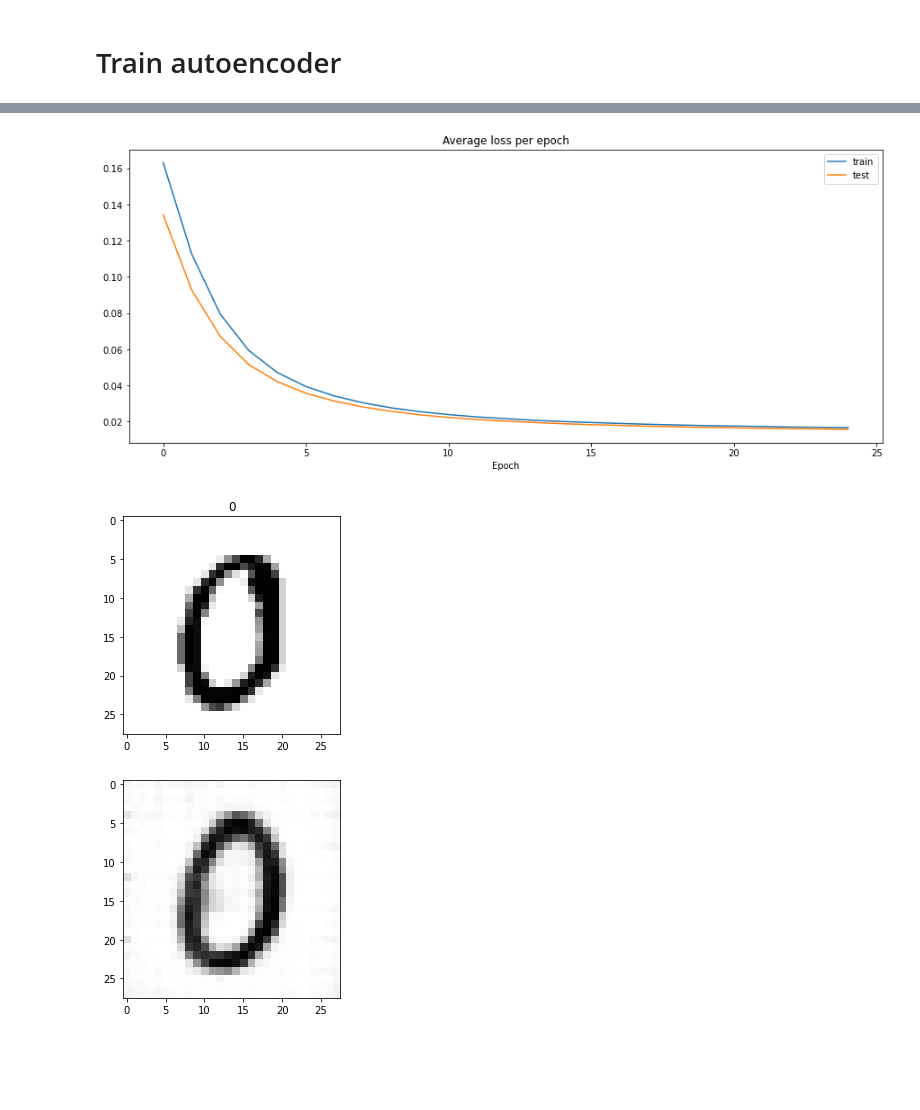
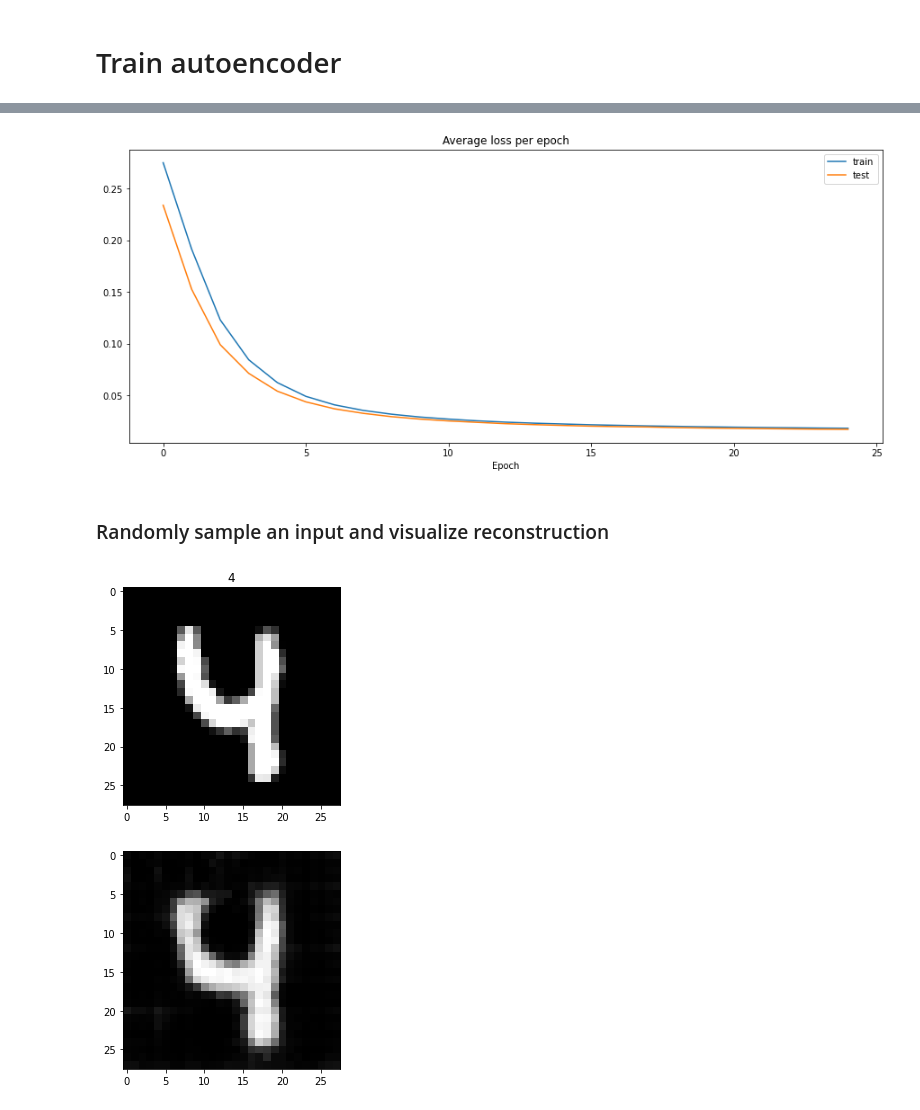
Before and after one commit to justinpyron/deep_learning, a Jupyter notebook: autoencoder_cnn.ipynb, the cells around one changed output, grey strips where cells are left out. Cells and saved outputs as stored; diff of their text form; code cells hidden in the pictures; blank space fills up the shorter version.

Commit message:
Plot reconstruction across epochs

```diff
--- a/autoencoder_cnn.ipynb
+++ b/autoencoder_cnn.ipynb
@@ -33,6 +34,7 @@ class Autoencoder(nn.Module):
             The dimension of the embedding space
         '''
         super().__init__()
+        self.embedding_dim = embedding_dim
 
         # Encoder
         self.E_bn1 = nn.BatchNorm2d(num_features=1)
@@ -113,8 +115,9 @@ model = Autoencoder(embedding_dim=10)
 optimizer = torch.optim.Adam(model.parameters(), lr=lr, weight_decay=weight_decay)
 # %%
 loss_dict = {'train': list(), 'test': list()}
+model_list = [copy.deepcopy(model)]
 # %%
-n_epoch = 5
+n_epoch = 25
 
 start = time.time()
 for epoch in tqdm(range(n_epoch)):
@@ -142,6 +145,7 @@ for epoch in tqdm(range(n_epoch)):
             loss = F.mse_loss(out, x) + code_penalty*torch.norm(code, p=2, dim=1).mean()
             L.append(loss.item())
     loss_dict['test'].append(L)
+    model_list.append(copy.deepcopy(model)) # append in eval model
 
 print('Complete. Time elapsed (min): {:.1f}'.format((time.time() - start)/60))
 # %% [output]
@@ -157,4 +162,5 @@ plt.show()
 # %%
+# train, test loss across epochs
 plt.figure(figsize=(15,6))
 plt.plot([np.array(x).mean() for x in loss_dict['train']], label='train')
 plt.plot([np.array(x).mean() for x in loss_dict['test']], label='test')
@@ -163,19 +169,21 @@ plt.legend()
 plt.title('Average loss per epoch')
 plt.show()
 # %% [output]
-[figure, old version]
+[figure, new version]
+# %% [markdown]
+### Randomly sample an input and visualize reconstruction
 # %%
 sample_x, sample_y = test_set[np.random.randint(len(test_set))] # a single example
 
 with torch.no_grad():
     model.eval()
     out, code = model(sample_x.unsqueeze(0))
 
-plt.imshow(sample_x.squeeze(), cmap='binary')
+plt.imshow(sample_x.squeeze(), cmap='gray')
 plt.title(sample_y)
 plt.show()
-plt.imshow(out.squeeze(), cmap='binary')
+plt.imshow(out.squeeze(), cmap='gray')
 plt.show()
 # %% [output]
-[figure, old version]
+[figure, new version]
-[figure, old version]
+[figure, new version]
```
Also changed, not shown: parts of 7 cells of this notebook.
